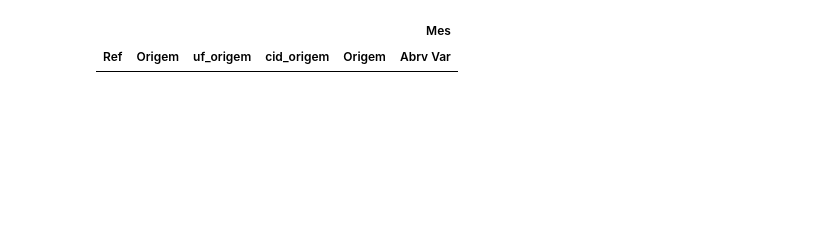
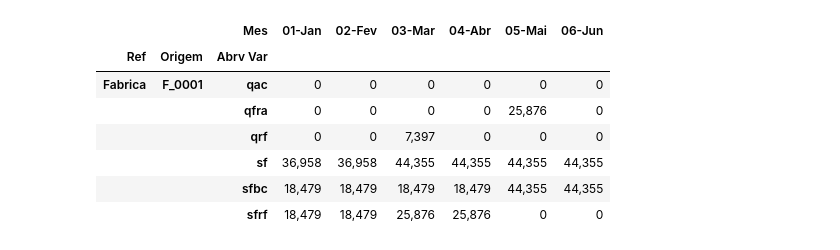
Before and after one commit to rpaferrari/MECAI, a Jupyter notebook: Mestrado_Analise.ipynb, the cells around one changed output. Saved outputs shown, nothing was run; the diff lists cells and outputs as text; code cells hidden in the pictures; blank space fills up the shorter version.

```diff
--- a/Mestrado_Analise.ipynb
+++ b/Mestrado_Analise.ipynb
@@ -57,9 +58,15 @@ df.loc[df['Ref'] == 'CD'].groupby(['Ref', 'uf_origem', 'uf_origem', 'cid_origem'
 # %%
-df.loc[df['Ref'] == 'Fabrica'].groupby(['Ref', 'Origem', 'uf_origem', 'cid_origem', 'Origem', 'Mes', 'Abrv Var'])['Valor'].sum().unstack(level='Mes').\
+df.loc[df['Ref'] == 'Fabrica', :].groupby(['Ref', 'Origem', 'Mes', 'Abrv Var'])['Valor'].sum().unstack(level='Mes').\
     applymap(lambda x: f"{x:,.0f}" if pd.notnull(x) else x)
 # %% [output]
-|  |  |  |  |  | Mes |
-| Ref | Origem | uf_origem | cid_origem | Origem | Abrv Var |
+|  |  | Mes | 01-Jan | 02-Fev | 03-Mar | 04-Abr | 05-Mai | 06-Jun |
+| Ref | Origem | Abrv Var |  |  |  |  |  |  |
+| Fabrica | F_0001 | qac | 0 | 0 | 0 | 0 | 0 | 0 |
+|  |  | qfra | 0 | 0 | 0 | 0 | 25,876 | 0 |
+|  |  | qrf | 0 | 0 | 7,397 | 0 | 0 | 0 |
+|  |  | sf | 36,958 | 36,958 | 44,355 | 44,355 | 44,355 | 44,355 |
+|  |  | sfbc | 18,479 | 18,479 | 18,479 | 18,479 | 44,355 | 44,355 |
+|  |  | sfrf | 18,479 | 18,479 | 25,876 | 25,876 | 0 | 0 |
 # %%
 df.loc[df['Ref'] == 'CD'].groupby(['Ref', 'Origem', 'uf_origem', 'cid_origem', 'Origem', 'Mes', 'Abrv Var'])['Valor'].sum().unstack(level='Mes').\
     applymap(lambda x: f"{x:,.0f}" if pd.notnull(x) else x)
```
Also changed, not shown: parts of 17 cells of this notebook, 3 other files.
